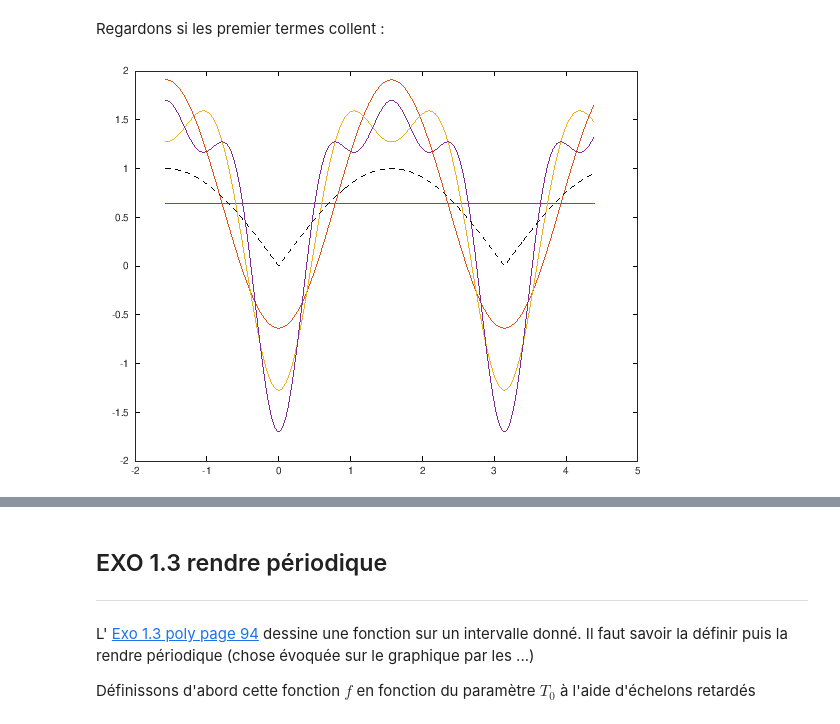
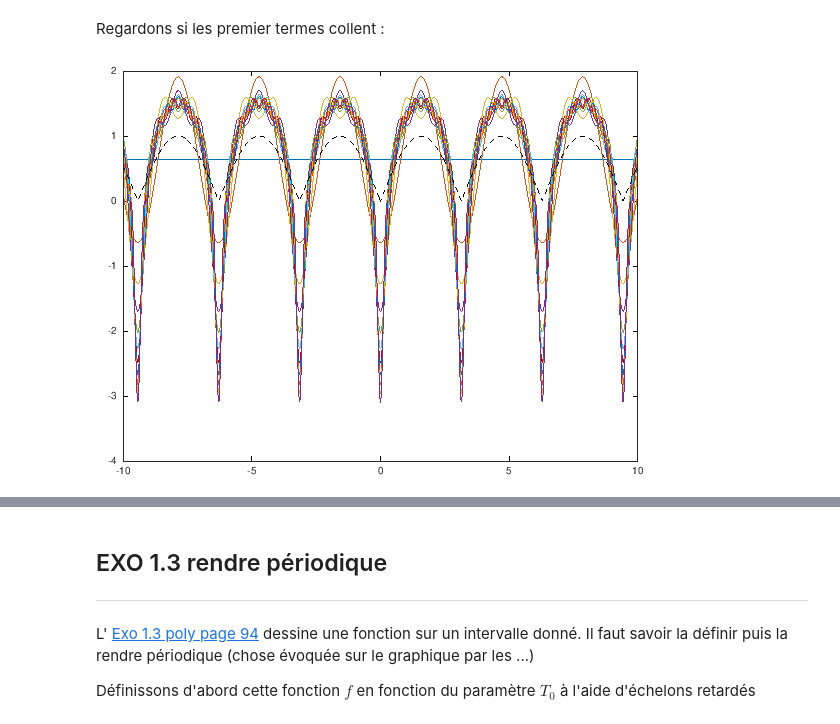
Before and after one commit to balaise31/Signal, a Jupyter notebook: continu/td/notebooks/SDF_bac_a_sable.ipynb, the cells around one changed output, grey strips where cells are left out. Saved outputs shown, nothing was run; the diff lists cells and outputs as text; code cells hidden in the pictures.

```diff
--- a/continu/td/notebooks/SDF_bac_a_sable.ipynb
+++ b/continu/td/notebooks/SDF_bac_a_sable.ipynb
@@ -26,7 +26,7 @@ Le développement en série $ \frac{2}{\pi}− \frac{4}{\pi}\sum\limits_{n=1}^{+
 
 On sait juste que sur l'intervalle $\left[0; \pi\right]$ la limite de cetet série converge simplement vers $f(t)$.
 # %%
-T0 = pi;
+T0 = pi; f0=1/T0; w0=2*pi*f0;
 fperio = @(t) f(mod(t,T0));
 tt = -10:0.01:10;
 plot(tt,fperio(tt))
@@ -35,15 +35,14 @@ plot(tt,fperio(tt))
 # %% [markdown]
 Regardons si les premier termes collent :
 # %%
-tt=-pi/2:0.01:1.4*pi;
-somme = cos(0*tt)*2/pi;
-plot(tt,somme); hold on;
-legende = ["comp. cont."]
-for n=1:3
-    somme = somme - 4/pi/n*cos(n*tt*2);
-    plot(tt,somme)
-    legende = [legende ; "Somme ... ",]
+t=tt;
+somme = cos(0*t)*2/pi;
+plot(t,somme); hold on;
+
+for n=1:10
+    somme = somme - 4/pi/n*cos(n*t*2);
+    plot(t,somme)
 end
 plot(tt,fperio(tt),'k--')
 # %% [output]
-[figure, old version]
+[figure, new version]
```
Also changed, not shown: parts of 9 cells of this notebook, 4 other files.
